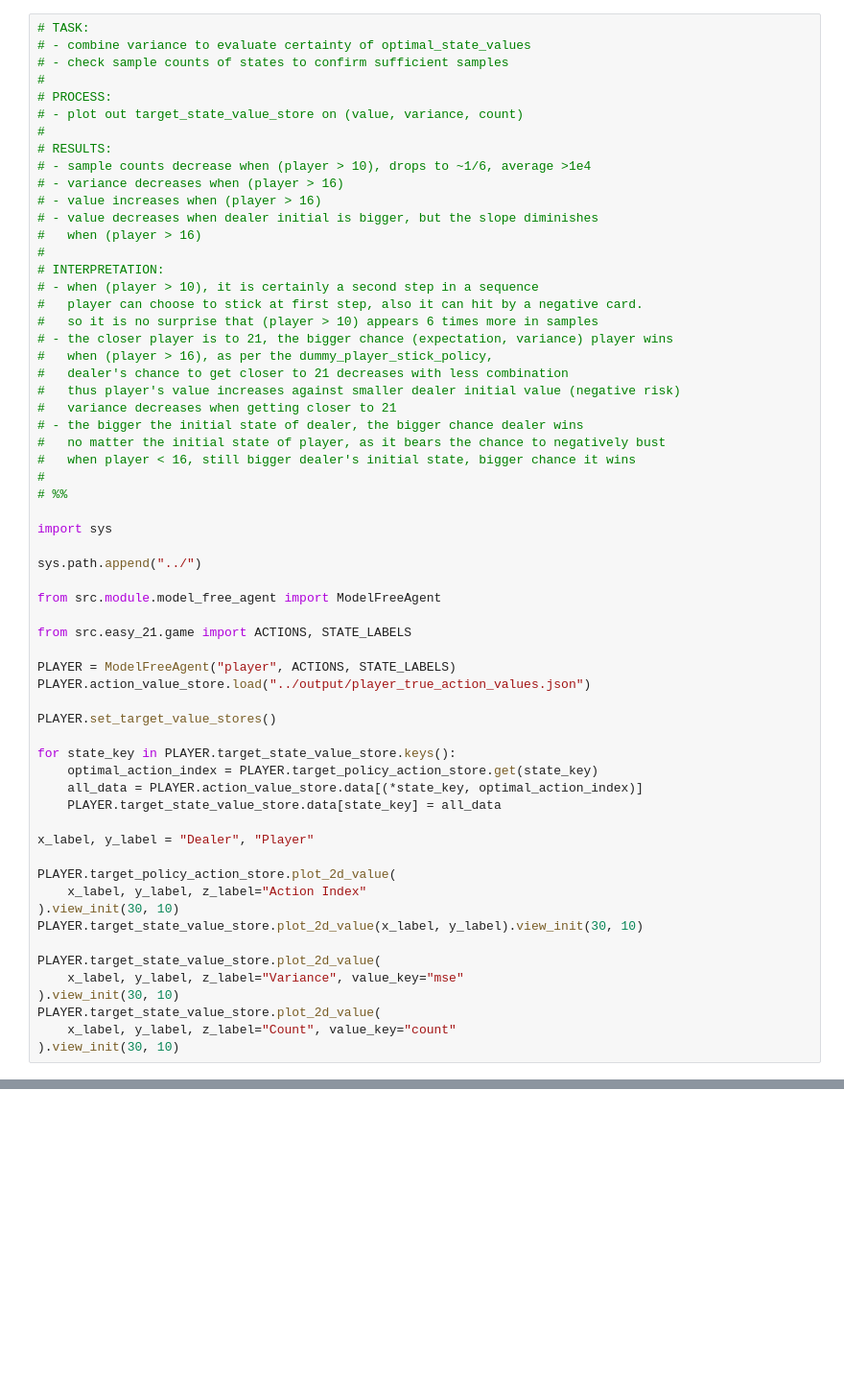
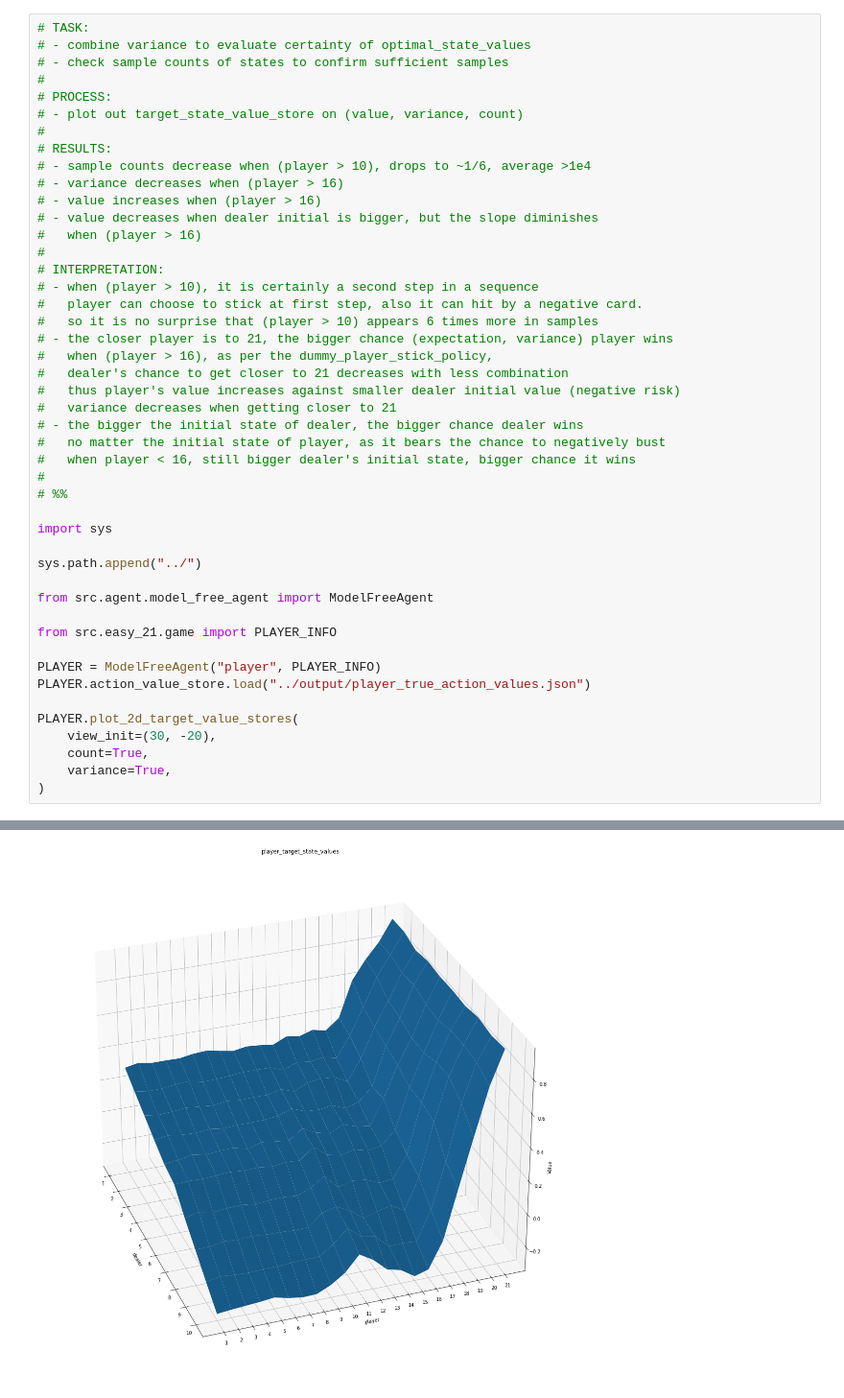
Before and after one commit to zhenyulin/easy-21, a Jupyter notebook: notebook/03_mc_control_sample_variance.ipynb, the cells around one changed output, grey strips where cells are left out. Shown at 96% size. Saved outputs shown, nothing was run; the diff lists cells and outputs as text; blank space fills up the shorter version.

```diff
--- a/notebook/03_mc_control_sample_variance.ipynb
+++ b/notebook/03_mc_control_sample_variance.ipynb
@@ -32,30 +32,16 @@ import sys
 
 sys.path.append("../")
 
-from src.module.model_free_agent import ModelFreeAgent
+from src.agent.model_free_agent import ModelFreeAgent
 
-from src.easy_21.game import ACTIONS, STATE_LABELS
+from src.easy_21.game import PLAYER_INFO
 
-PLAYER = ModelFreeAgent("player", ACTIONS, STATE_LABELS)
+PLAYER = ModelFreeAgent("player", PLAYER_INFO)
 PLAYER.action_value_store.load("../output/player_true_action_values.json")
 
-PLAYER.set_target_value_stores()
-
-for state_key in PLAYER.target_state_value_store.keys():
-    optimal_action_index = PLAYER.target_policy_action_store.get(state_key)
-    all_data = PLAYER.action_value_store.data[(*state_key, optimal_action_index)]
-    PLAYER.target_state_value_store.data[state_key] = all_data
-
-x_label, y_label = "Dealer", "Player"
-
-PLAYER.target_policy_action_store.plot_2d_value(
-    x_label, y_label, z_label="Action Index"
-).view_init(30, 10)
-PLAYER.target_state_value_store.plot_2d_value(x_label, y_label).view_init(30, 10)
-
-PLAYER.target_state_value_store.plot_2d_value(
-    x_label, y_label, z_label="Variance", value_key="mse"
-).view_init(30, 10)
-PLAYER.target_state_value_store.plot_2d_value(
-    x_label, y_label, z_label="Count", value_key="count"
-).view_init(30, 10)
+PLAYER.plot_2d_target_value_stores(
+    view_init=(30, -20),
+    count=True,
+    variance=True,
+)
+# %% [output]
@@ -61,0 +52 @@ PLAYER.target_state_value_store.plot_2d_value(
+[figure, added]
```
Also changed, not shown: parts of 1 cell of this notebook, 4 other files.
